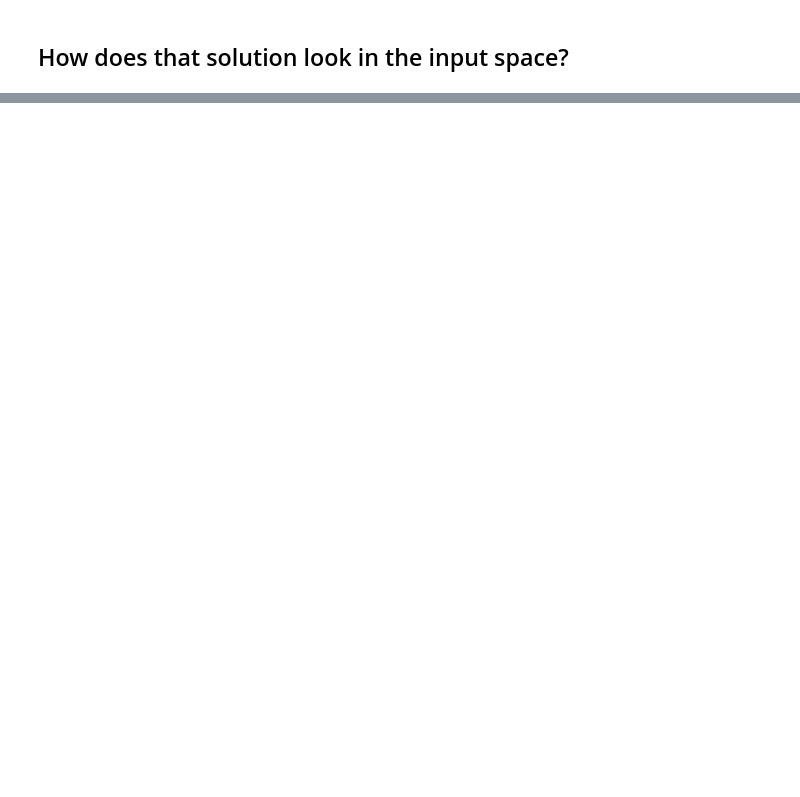
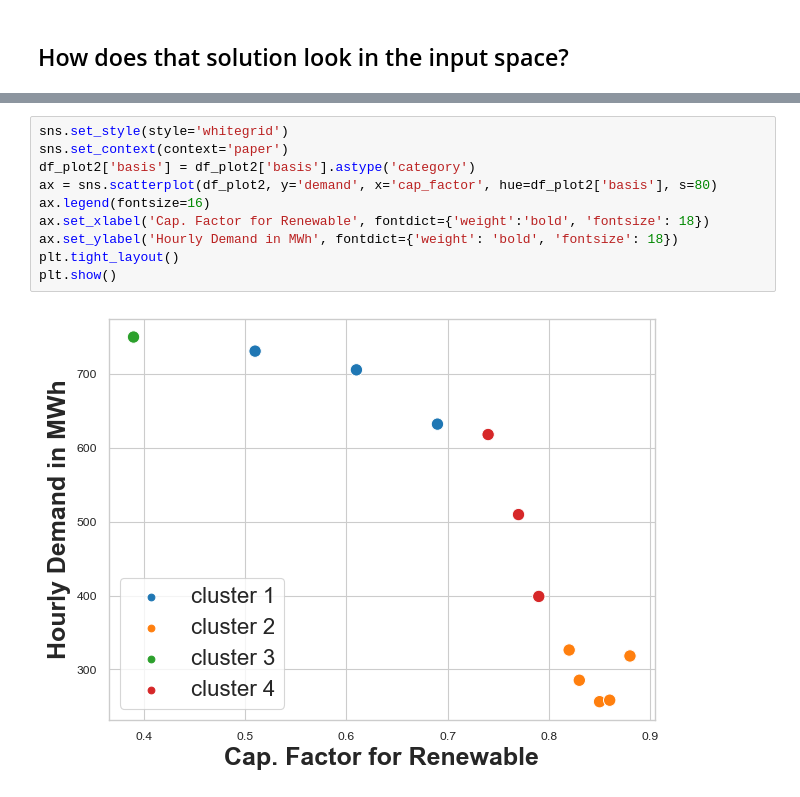
Before and after one commit to dcardonav/psom_tutorial, a Jupyter notebook: 03_Power_Systems_Optimization_2.ipynb, the cells around one changed output, grey strips where cells are left out. Cells and saved outputs as stored; diff of their text form; blank space fills up the shorter version.

```diff
--- a/03_Power_Systems_Optimization_2.ipynb
+++ b/03_Power_Systems_Optimization_2.ipynb
@@ -95,0 +138,12 @@ plt.show()
+# %%
+sns.set_style(style='whitegrid')
+sns.set_context(context='paper')
+df_plot2['basis'] = df_plot2['basis'].astype('category')
+ax = sns.scatterplot(df_plot2, y='demand', x='cap_factor', hue=df_plot2['basis'], s=80)
+ax.legend(fontsize=16)
+ax.set_xlabel('Cap. Factor for Renewable', fontdict={'weight':'bold', 'fontsize': 18})
+ax.set_ylabel('Hourly Demand in MWh', fontdict={'weight': 'bold', 'fontsize': 18})
+plt.tight_layout()
+plt.show()
+# %% [output]
+[figure, added]
```
Also changed, not shown: parts of 8 cells of this notebook, 58 other files.
